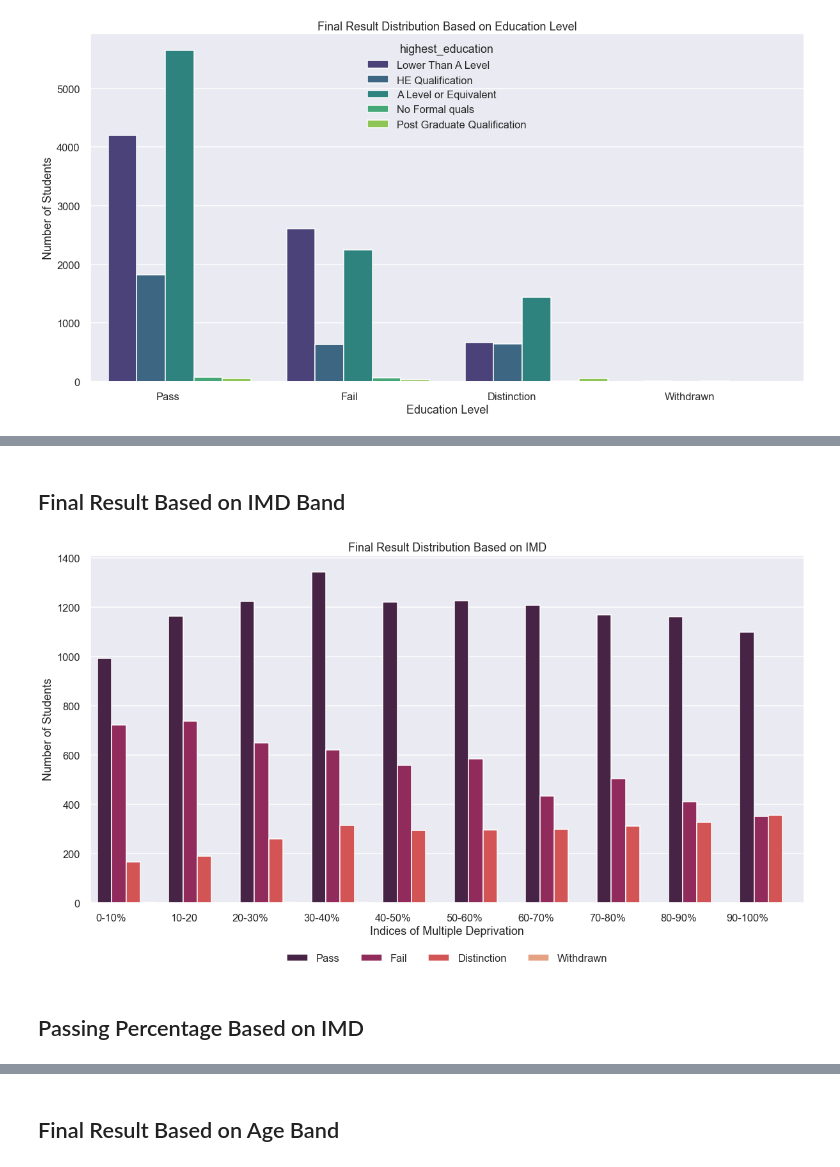
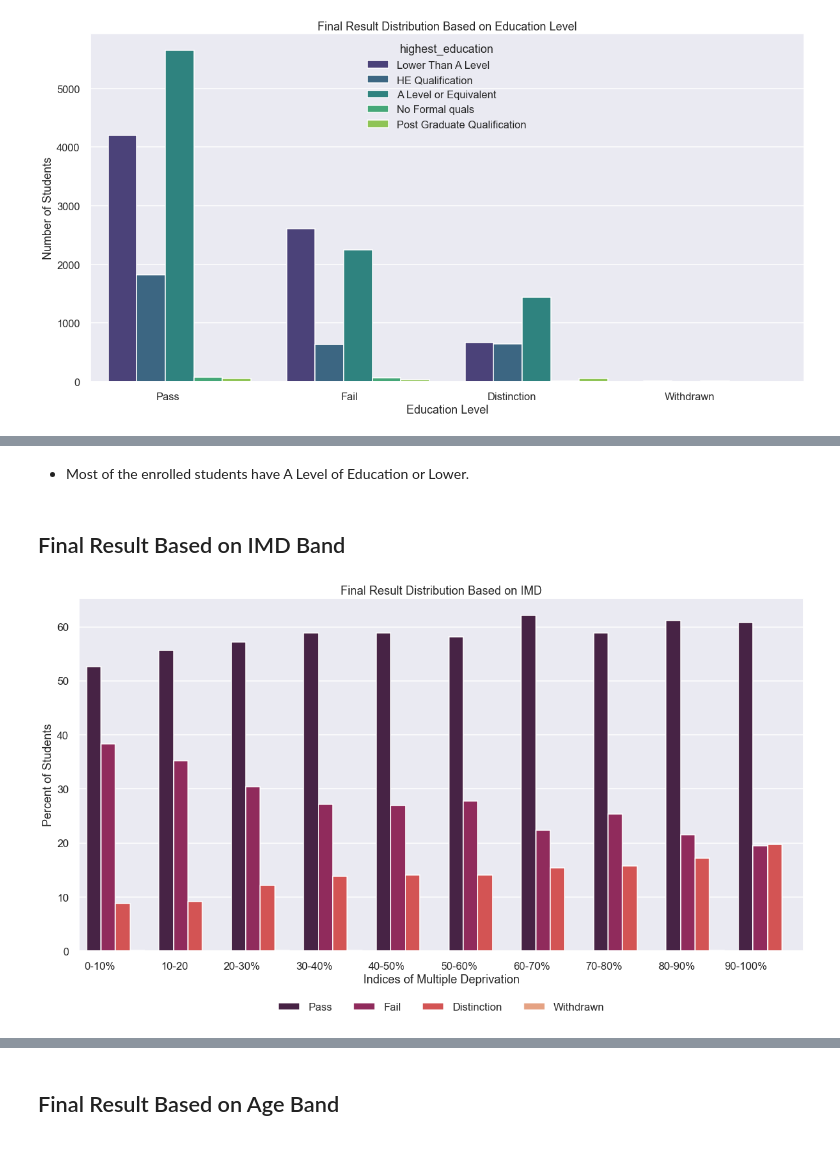
Before and after one commit to zyazyaG/Students_Performance, a Jupyter notebook: notebooks/EDA.ipynb, the cells around one changed output, grey strips where cells are left out. Cells and saved outputs as stored; diff of their text form; code cells hidden in the pictures.

```diff
--- a/notebooks/EDA.ipynb
+++ b/notebooks/EDA.ipynb
@@ -224,19 +240,19 @@ plt.show()
+# %% [markdown]
+* Most of the enrolled students have A Level of Education or Lower.
 # %% [markdown]
 ## Final Result Based on IMD Band
 # %%
-imd_pnt = df.groupby('imd_band')['final_result'].value_counts().reset_index(name='Percentage')
-
+imd_pnt = df.groupby('imd_band')['final_result'].value_counts(normalize = True).reset_index(name='Percentage')
+imd_pnt['Percentage'] = imd_pnt['Percentage'] * 100
 fig, ax = plt.subplots(figsize =(20,10))
 plt.xticks(horizontalalignment='right')
 
 sns.barplot(x='imd_band', y ='Percentage',data=imd_pnt,  hue='final_result', palette='rocket')
 
 plt.xlabel('Indices of Multiple Deprivation')
-plt.ylabel('Number of Students')
+plt.ylabel('Percent of Students')
 plt.legend(loc = 'lower center', bbox_to_anchor=(0.5, -0.2), ncol = 4)
 plt.title('Final Result Distribution Based on IMD')
 plt.show()
 # %% [output]
-[figure, old version]
+[figure, new version]
-# %% [markdown]
-## Passing Percentage Based on IMD
```
Also changed, not shown: parts of 90 cells of this notebook, 6 other files.
